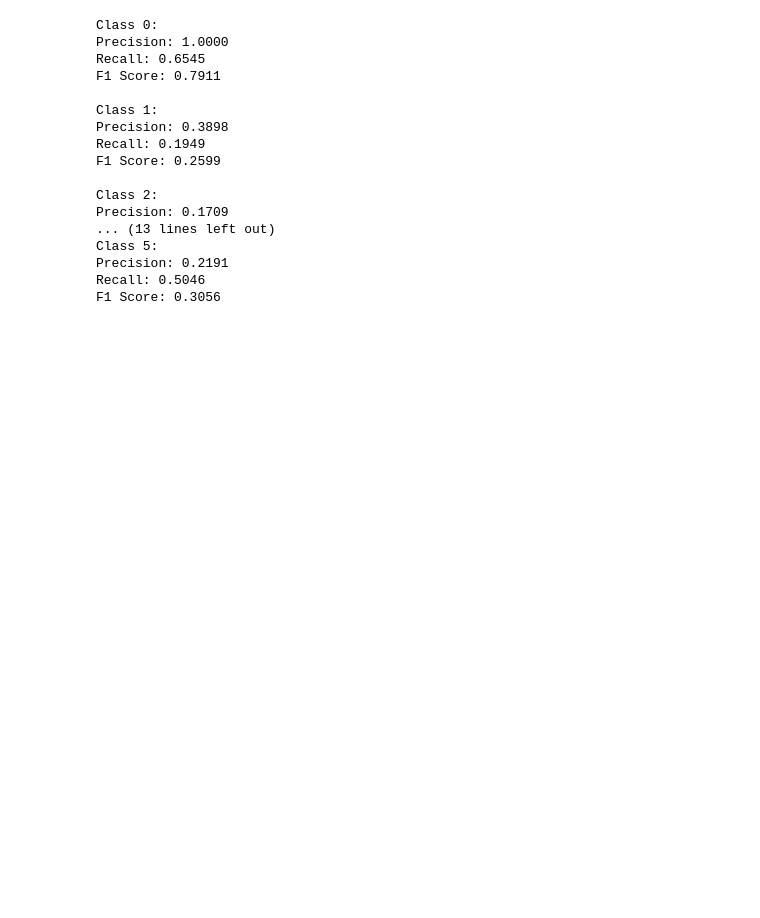
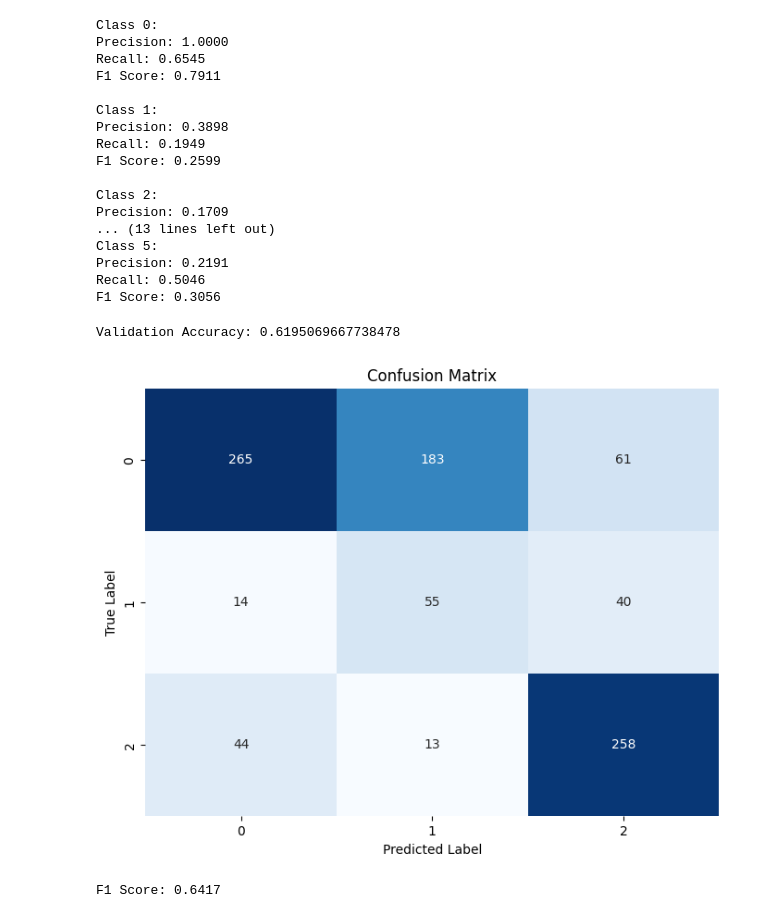
Before and after one commit to Wi-Protect/ML, a Jupyter notebook: final_processing/trainSVM.ipynb, the cells around one changed output. Cells and saved outputs as stored; diff of their text form; code cells hidden in the pictures; blank space fills up the shorter version.

```diff
--- a/final_processing/trainSVM.ipynb
+++ b/final_processing/trainSVM.ipynb
@@ -123,3 +123,47 @@ Class 5:
 Precision: 0.2191
 Recall: 0.5046
 F1 Score: 0.3056
+# %%
+def predictionMapping(prediction):
+	if prediction == 0 or prediction == 4:
+		return 0
+	elif prediction == 5:
+		return 1
+	else:
+		return 2
+# %%
+for i in range (len(y_pred)):
+	y_pred[i] = predictionMapping(y_pred[i])
+
+y_val = y_val.apply(predictionMapping)
+# %%
+from sklearn import metrics
+
+accuracy = metrics.accuracy_score(y_pred, y_val)
+print("Validation Accuracy:", accuracy)
+# %% [output]
+Validation Accuracy: 0.6195069667738478
+# %%
+from sklearn.metrics import confusion_matrix
+from matplotlib import pyplot as plt
+import seaborn as sns
+
+# Generate the confusion matrix
+cm = confusion_matrix(y_val, y_pred)
+
+# Plot the confusion matrix using seaborn heatmap
+plt.figure(figsize=(8, 6))
+sns.heatmap(cm, annot=True, fmt="d", cmap="Blues", cbar=False)
+plt.title("Confusion Matrix")
+plt.xlabel("Predicted Label")
+plt.ylabel("True Label")
+plt.show()
+# %% [output]
+[figure, added]
+# %%
+from sklearn.metrics import f1_score
+
+f1 = f1_score(y_val, y_pred, average='weighted')
+print(f"F1 Score: {f1:.4f}")
+# %% [output]
+F1 Score: 0.6417
```
Also changed, not shown: parts of 6 cells of this notebook.
